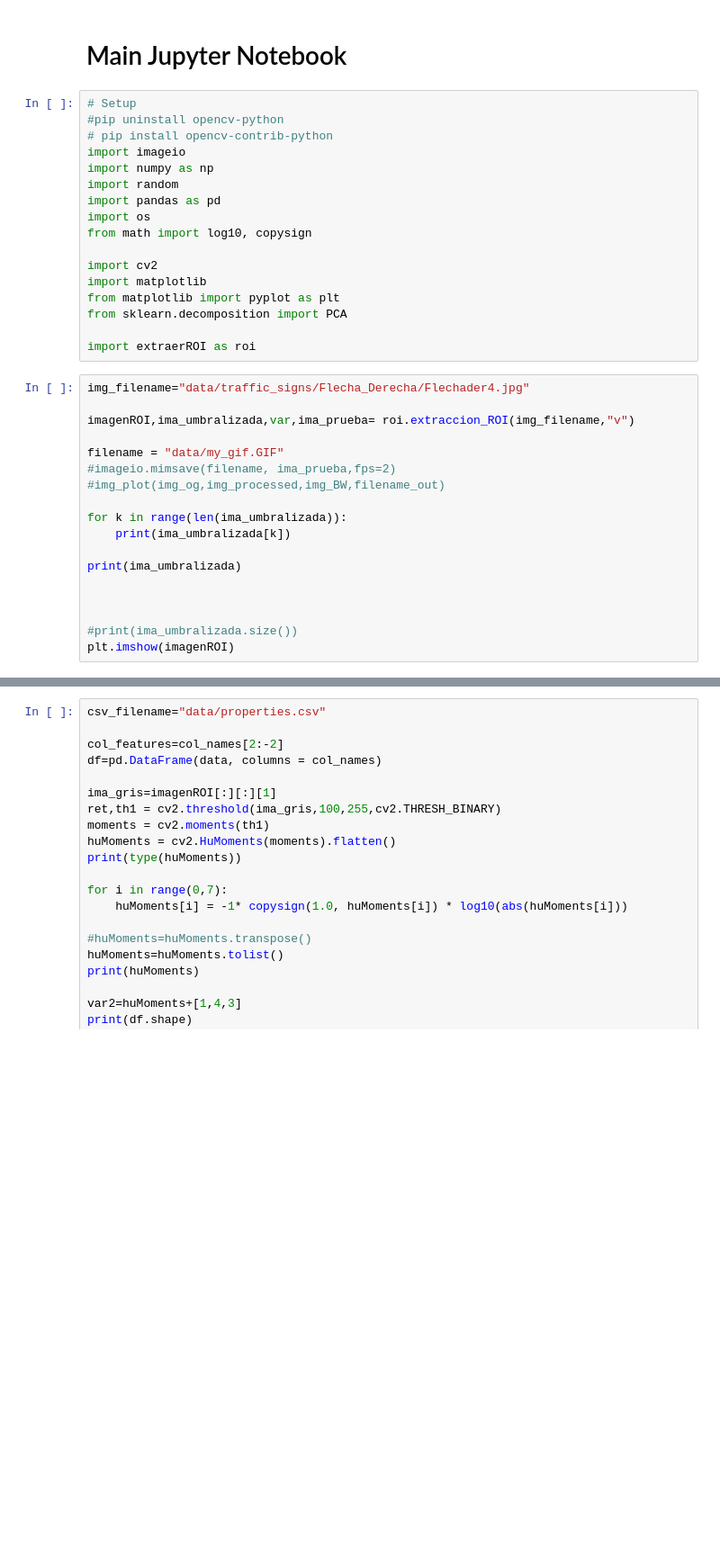
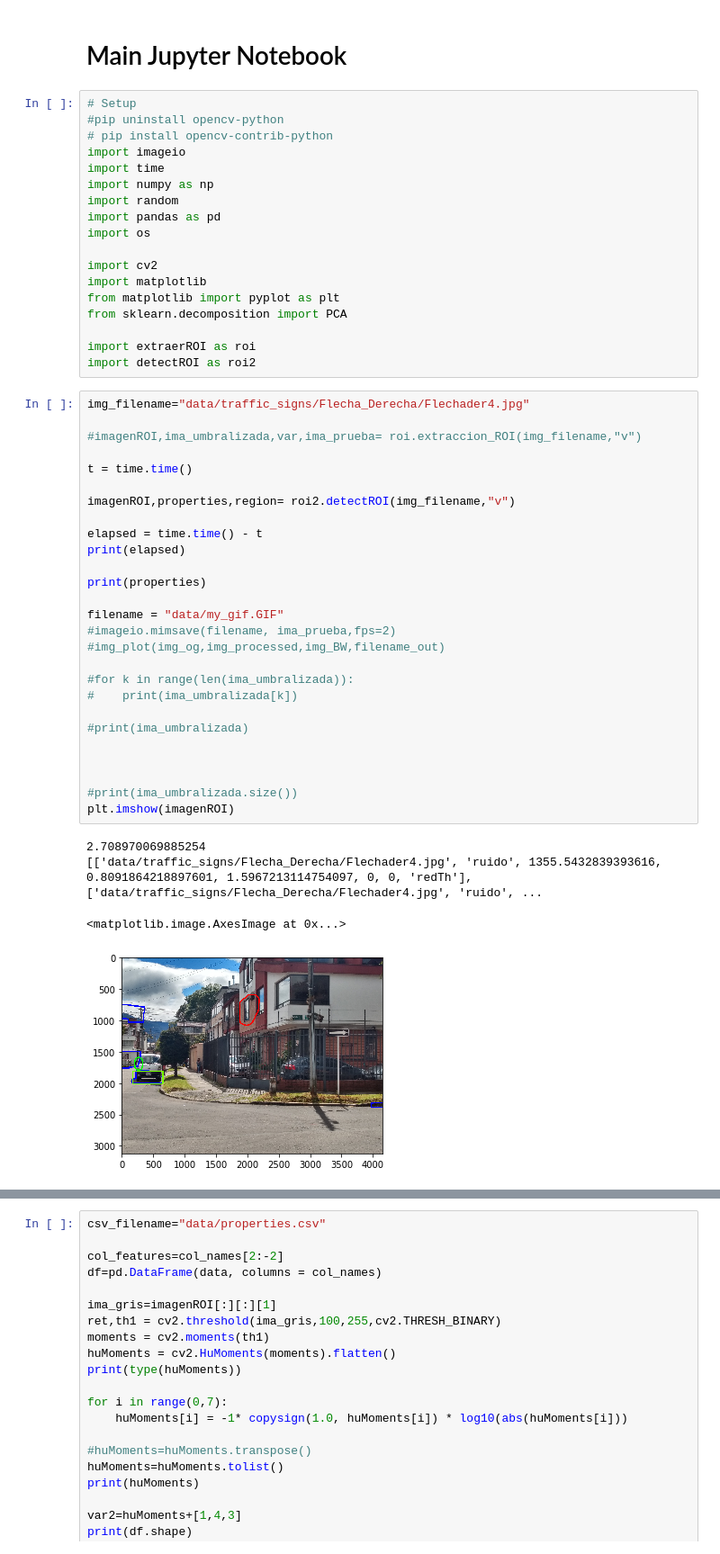
Before and after one commit to jspinaj/Computer-Vision, a Jupyter notebook: main.ipynb, the cells around one changed output, grey strips where cells are left out. Shown: that part at 90% size. Cells and saved outputs as stored; diff of their text form; blank space fills up the shorter version.

Commit message:
[ADD] detectROI to pipeline

```diff
--- a/main.ipynb
+++ b/main.ipynb
@@ -7,11 +7,11 @@
 #pip uninstall opencv-python
 # pip install opencv-contrib-python
 import imageio
+import time
 import numpy as np
 import random
 import pandas as pd
 import os
-from math import log10, copysign
 
 import cv2
 import matplotlib
@@ -19,24 +19,39 @@ from matplotlib import pyplot as plt
 from sklearn.decomposition import PCA
 
 import extraerROI as roi
+import detectROI as roi2
 # %%
 img_filename="data/traffic_signs/Flecha_Derecha/Flechader4.jpg"
 
-imagenROI,ima_umbralizada,var,ima_prueba= roi.extraccion_ROI(img_filename,"v")
+#imagenROI,ima_umbralizada,var,ima_prueba= roi.extraccion_ROI(img_filename,"v")
+
+t = time.time()
+
+imagenROI,properties,region= roi2.detectROI(img_filename,"v")
+
+elapsed = time.time() - t
+print(elapsed)
+
+print(properties)
 
 filename = "data/my_gif.GIF"
 #imageio.mimsave(filename, ima_prueba,fps=2)
 #img_plot(img_og,img_processed,img_BW,filename_out)
 
-for k in range(len(ima_umbralizada)):
-    print(ima_umbralizada[k])
+#for k in range(len(ima_umbralizada)):
+#    print(ima_umbralizada[k])
 
-print(ima_umbralizada)
+#print(ima_umbralizada)
 
 
 
 #print(ima_umbralizada.size())
 plt.imshow(imagenROI)
+# %% [output]
+2.708970069885254
+[['data/traffic_signs/Flecha_Derecha/Flechader4.jpg', 'ruido', 1355.5432839393616, 0.8091864218897601, 1.5967213114754097, 0, 0, 'redTh'], ['data/traffic_signs/Flecha_Derecha/Flechader4.jpg', 'ruido', ...
+<matplotlib.image.AxesImage at 0x...>
+[figure, added]
 # %%
 # image ingest
 
```
Also changed, not shown: parts of 8 cells of this notebook, 4 other files.
